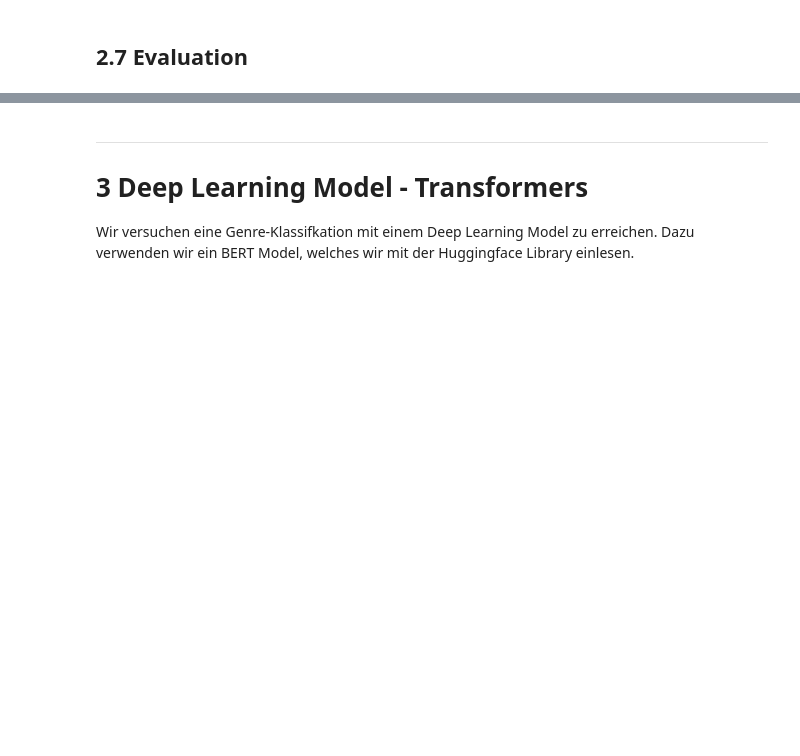
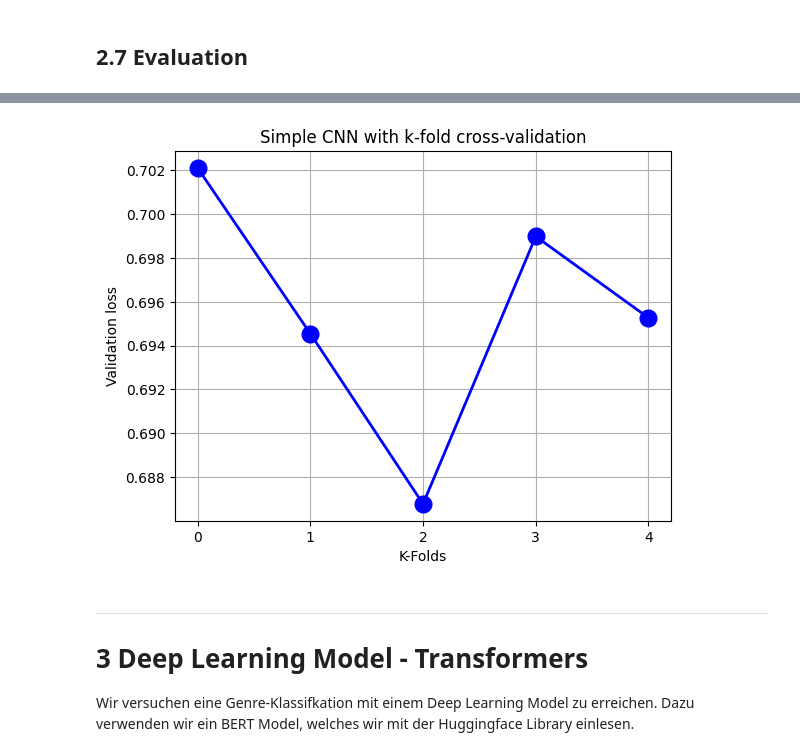
Before and after one commit to 7ben18/fhnw-npr-Natural-Language-Processing, a Jupyter notebook: mini-challenge1/npr-minichallenge1-yannic-ben.ipynb, the cells around one changed output, grey strips where cells are left out. Drawn from its saved outputs; the diff is of its cells as text; code cells hidden in the pictures; blank space fills up the shorter version.

```diff
--- a/mini-challenge1/npr-minichallenge1-yannic-ben.ipynb
+++ b/mini-challenge1/npr-minichallenge1-yannic-ben.ipynb
@@ -1481,3 +1420,20 @@ KeyError: 'f1_score_0.05'
+# %%
+# Laden der Ergebnisse aus der CSV-Datei
+results_df = pd.read_csv('cross_validation_results_simple_cnn.csv')
+
+# unique x axis values
+x_values = results_df['fold'].unique()
+
+# Plotten der Ergebnisse
+plt.plot(results_df['fold'], results_df['test_loss'], marker='o', color='blue', linewidth=2, markersize=12)
+plt.xlabel('K-Folds')
+plt.ylabel('Validation loss')
+plt.title('Simple CNN with k-fold cross-validation')
+plt.xticks(x_values)
+plt.grid(True)
+plt.show()
+# %% [output]
+[figure, added]
 # %% [markdown]
 ----
 # 3 Deep Learning Model - Transformers
```
Also changed, not shown: parts of 19 cells of this notebook, 2 other files.
